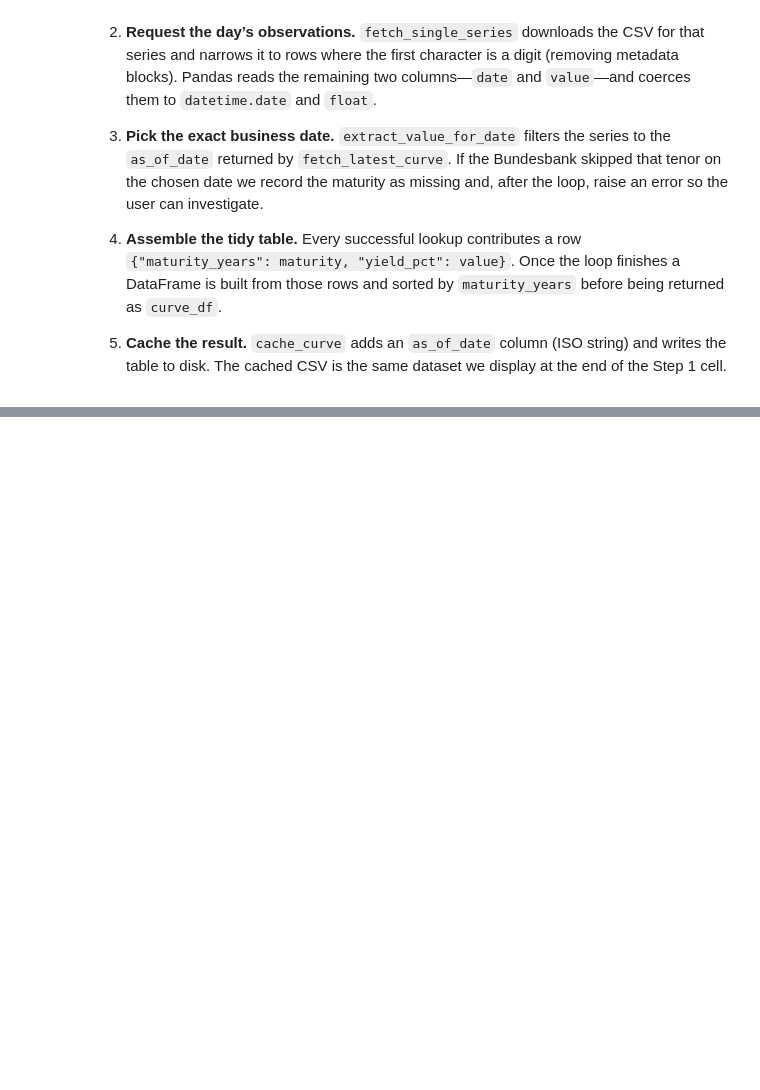
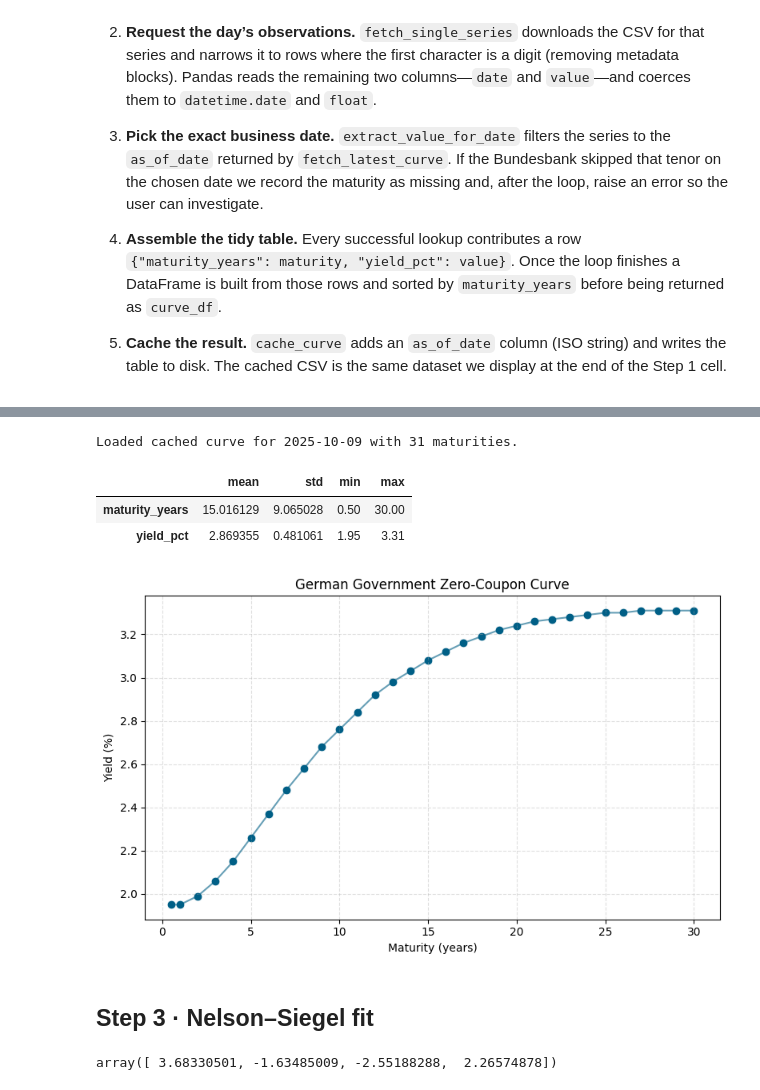
Before and after one commit to minwang-ai/Finanical-Data, a Jupyter notebook: task2_YieldCurveModeling_DE.ipynb, the cells around one changed output, grey strips where cells are left out. Cells and saved outputs as stored; diff of their text form; code cells hidden in the pictures; blank space fills up the shorter version.

Commit message:
model fit and comparision

```diff
--- a/task2_YieldCurveModeling_DE.ipynb
+++ b/task2_YieldCurveModeling_DE.ipynb
@@ -213,0 +218,71 @@ Name: yield_pct, dtype: float64
+# %%
+from pathlib import Path
+import pandas as pd
+
+def load_latest_curve(cache_dir: Path = Path("data/raw")) -> pd.DataFrame:
+    csv_files = sorted(cache_dir.glob("bundesbank_yieldcurve_*.csv"))
+    if not csv_files:
+        raise FileNotFoundError("No cached Bundesbank curve snapshots found in data/raw/.")
+    latest_file = csv_files[-1]
+    df = pd.read_csv(latest_file)
+    df["as_of_date"] = pd.to_datetime(df["as_of_date"]).dt.date
+    return df.rename(columns={"maturity_years": "maturity_years", "yield_pct": "yield_pct"})
+
+loaded_curve = load_latest_curve()
+curve_df = loaded_curve[["maturity_years", "yield_pct"]].copy()
+curve_date = loaded_curve["as_of_date"].iloc[0]
+print(f"Loaded cached curve for {curve_date} with {len(curve_df)} maturities.")
+# %% [output]
+Loaded cached curve for 2025-10-09 with 31 maturities.
+# %%
+import matplotlib.pyplot as plt
+import seaborn as sns
+
+summary_stats = curve_df.describe().T[['mean', 'std', 'min', 'max']]
+summary_stats
+# %% [output]
+|  | mean | std | min | max |
+| maturity_years | 15.016129 | 9.065028 | 0.50 | 30.00 |
+| yield_pct | 2.869355 | 0.481061 | 1.95 | 3.31 |
+# %%
+plt.figure(figsize=(8, 5))
+sns.scatterplot(data=curve_df, x="maturity_years", y="yield_pct", s=60, color="#005F86")
+sns.lineplot(data=curve_df, x="maturity_years", y="yield_pct", color="#005F86", alpha=0.6)
+plt.title("German Government Zero-Coupon Curve")
+plt.xlabel("Maturity (years)")
+plt.ylabel("Yield (%)")
+plt.grid(True, linestyle="--", alpha=0.4)
+plt.tight_layout()
+plt.show()
+# %% [output]
+[figure, added]
+# %% [markdown]
+## Step 3 · Nelson–Siegel fit
+# %%
+import scipy
+from scipy.optimize import least_squares
+
+def nelson_siegel(maturity, beta0, beta1, beta2, tau1):
+    x = maturity / tau1
+    with np.errstate(divide="ignore", invalid="ignore"):
+        term1 = (1 - np.exp(-x)) / x
+        term2 = term1 - np.exp(-x)
+        return beta0 + beta1 * term1 + beta2 * term2
+
+def ns_residuals(params, maturities, yields):
+    beta0, beta1, beta2, tau1 = params
+    model = nelson_siegel(maturities, beta0, beta1, beta2, tau1)
+    return model - yields
+
+initial_guess = np.array([curve_df["yield_pct"].iloc[-1],
+                          curve_df["yield_pct"].iloc[0] - curve_df["yield_pct"].iloc[-1],
+                          0.5,
+                          1.0])
+
+bounds = ([0.0, -10.0, -10.0, 0.1], [10.0, 10.0, 10.0, 10.0])
+ns_fit = least_squares(ns_residuals, initial_guess, bounds=bounds,
+                       args=(curve_df["maturity_years"].values, curve_df["yield_pct"].values))
+ns_params = ns_fit.x
+ns_params
+# %% [output]
+array([ 3.68330501, -1.63485009, -2.55188288,  2.26574878])
```
Also changed, not shown: parts of 23 cells of this notebook, 1 other file.
